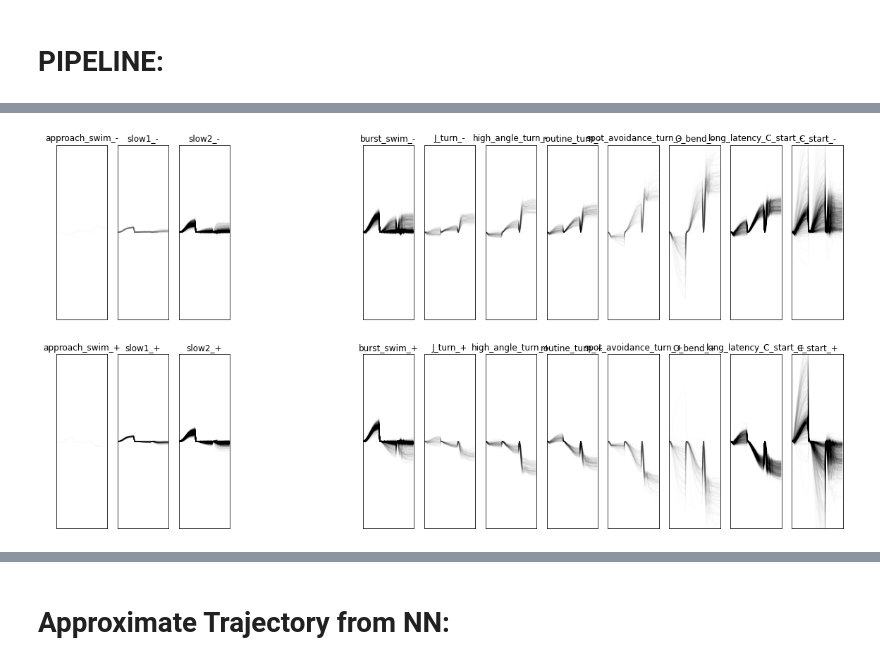
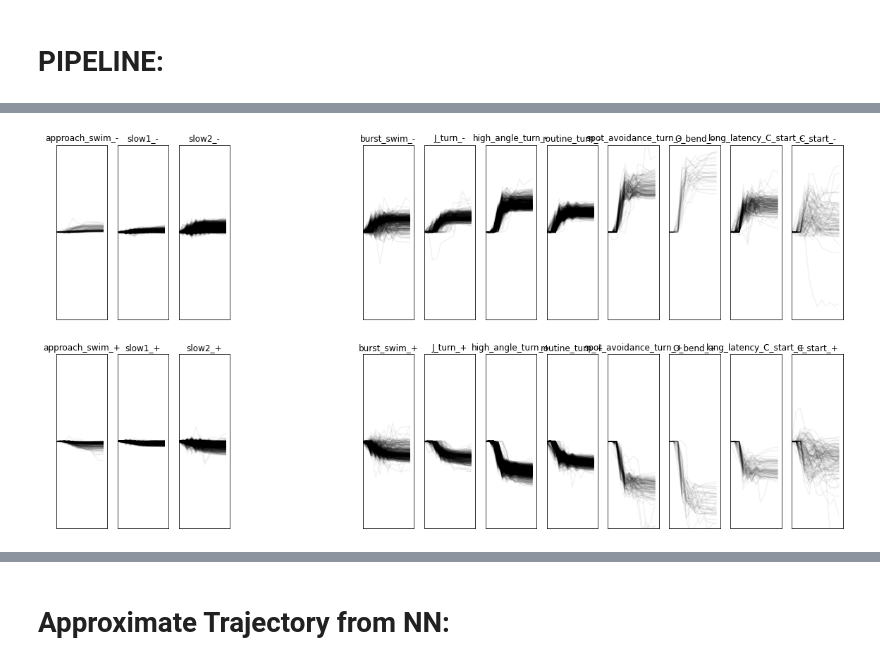
Before and after one commit to orger-lab/megabouts, a Jupyter notebook: megabouts/super_resolution_pipeline.ipynb, the cells around one changed output, grey strips where cells are left out. Drawn from its saved outputs; the diff is of its cells as text; code cells hidden in the pictures.

```diff
--- a/megabouts/super_resolution_pipeline.ipynb
+++ b/megabouts/super_resolution_pipeline.ipynb
@@ -254,11 +244,12 @@ from classification.template_bouts import generate_template_bouts
 from super_resolution.downsampling import convert_duration
 # %%
 # LOAD TEMPLATES
-
-Max_Delay = convert_duration(70,original_fps=700,new_fps=new_fps)
+Min_Delay = convert_duration(-10,original_fps=700,new_fps=new_fps)
+print(Min_Delay)
+Max_Delay = convert_duration(20,original_fps=700,new_fps=new_fps)
 Step_Delay = convert_duration(3,original_fps=700,new_fps=new_fps)
 
-templates_flat,templates_labels,templates_delays,NameCat,Duration_after_Downsampling = generate_template_bouts(format='traj',target_fps=new_fps,ExludeCaptureSwim=True,delays=np.arange(0,Max_Delay,Step_Delay))
+templates_flat,templates_labels,templates_delays,NameCat,Duration_after_Downsampling = generate_template_bouts(format='traj',target_fps=new_fps,ExludeCaptureSwim=True,delays=np.arange(Min_Delay,Max_Delay,Step_Delay))
 
 M = int(len(np.unique(templates_delays)))
 N = int(len(templates_delays)/(M*2))
@@ -280,5 +272,5 @@ Lag_dt = convert_duration(60,original_fps=700,new_fps=new_fps)
 print(Bout_Duration)
 Lag_dt = Bout_Duration
 Margin_before_peak=convert_duration(20,original_fps=700,new_fps=new_fps)
-prominence = 0.25
+prominence = 0.2
 # %% [output]
@@ -286,10 +278,10 @@ prominence = 0.25
 # %%
 preprocess = create_preprocess_traj(fps=new_fps,fc_min=fc_min,beta=beta,Ndiff=Ndiff,Lag_dt=Lag_dt)
-classifier = create_classifier(templates_flat,templates_labels,templates_delays,scale=[0.3,0.4,1],n_neighbors=5,Bout_Duration=Bout_Duration)
+classifier = create_classifier(templates_flat,templates_labels,templates_delays,scale=[0.4,0.4,2],n_neighbors=50,Bout_Duration=Bout_Duration)
 classifier_segmenter_traj = create_classifier_segmenter_traj(classifier,prominence=prominence,Bout_Duration=Bout_Duration,Margin_before_peak=Margin_before_peak)
 pipeline_traj = create_pipeline_traj(preprocess,classifier_segmenter_traj)
 # %%
-bouts_array,bouts_array_flat,onset,offset,bout_cat,bout_cat_signed,label_pred,delay_pred_post_align,delay_pred,id_nearest,mobility,traj = pipeline_traj(x_input,y_input,body_angle_input)
+bouts_array,bouts_array_flat,onset,offset,bout_cat,bout_cat_ts,bout_cat_ts_signed,delay_pred_post_align,delay_pred,id_nearest,mobility,traj = pipeline_traj(x_input,y_input,body_angle_input)
 # %%
 plt.figure(figsize=(4,4))
 plt.hist(delay_pred)
@@ -300,30 +292,30 @@ plt.show()
 # %%
 import matplotlib.gridspec as gridspec
 from matplotlib import colors
 
 fig, ax = plt.subplots(facecolor='white',figsize=(20,10))
 
 G = gridspec.GridSpec(2,13)
 ax0 = {}
 
 for k,b in enumerate(np.unique((templates_labels))):
     b = int(b)
     sg = 1 if b<13 else -1
     ax0 = plt.subplot(G[int((sg+1)*1/2),b%13])
     ax0.set_title(NameCat[b])
 
 
-    id = np.where(label_pred==b)[0]
+    id = np.where(bout_cat==b)[0]
     if len(id)>0:
         id = id[0:1000]
-        ax0.plot(bouts_array_flat[id,:].T,'k',alpha=0.01)
+        ax0.plot(bouts_array_flat[id,2*Bout_Duration:].T,'k',alpha=0.05)
 
-    ax0.set_xlim(0,Bout_Duration*3)
+    ax0.set_xlim(0,Bout_Duration*1)
     ax0.set_ylim(-3.6,3.6)
 
     ax0.set_xticks([])
     ax0.set_yticks([])
 
 plt.show()
 # %% [output]
-[figure, old version]
+[figure, new version]
```
Also changed, not shown: parts of 28 cells of this notebook, 11 other files.
